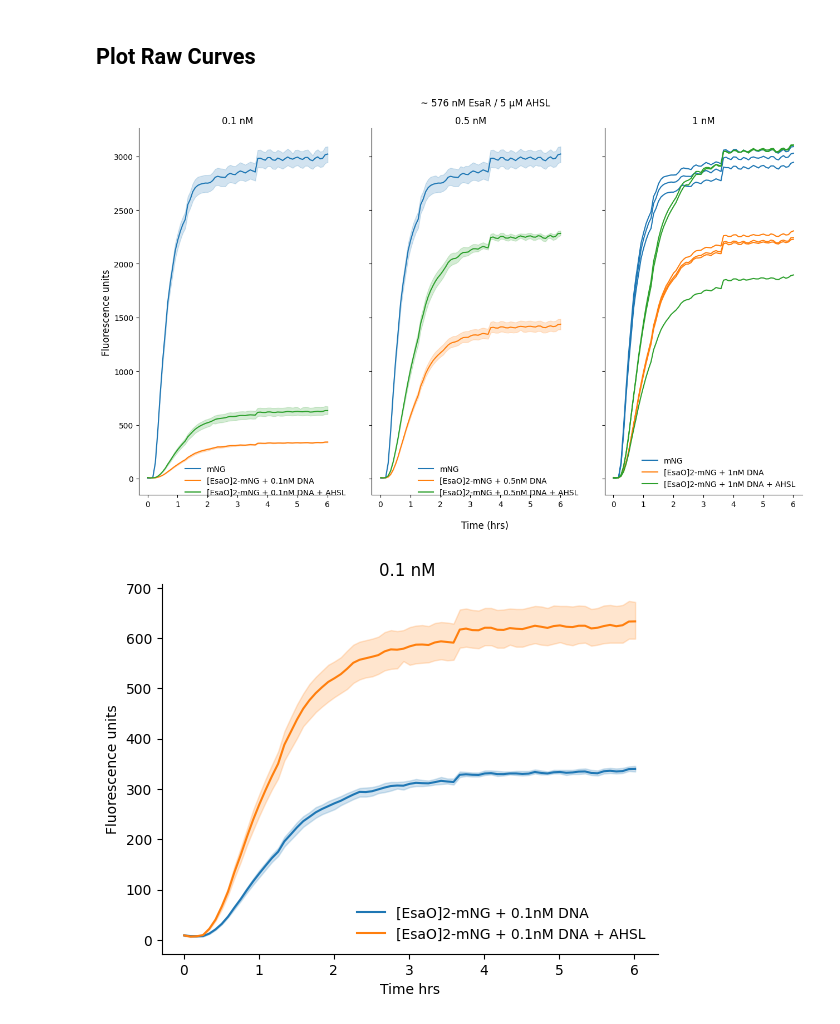
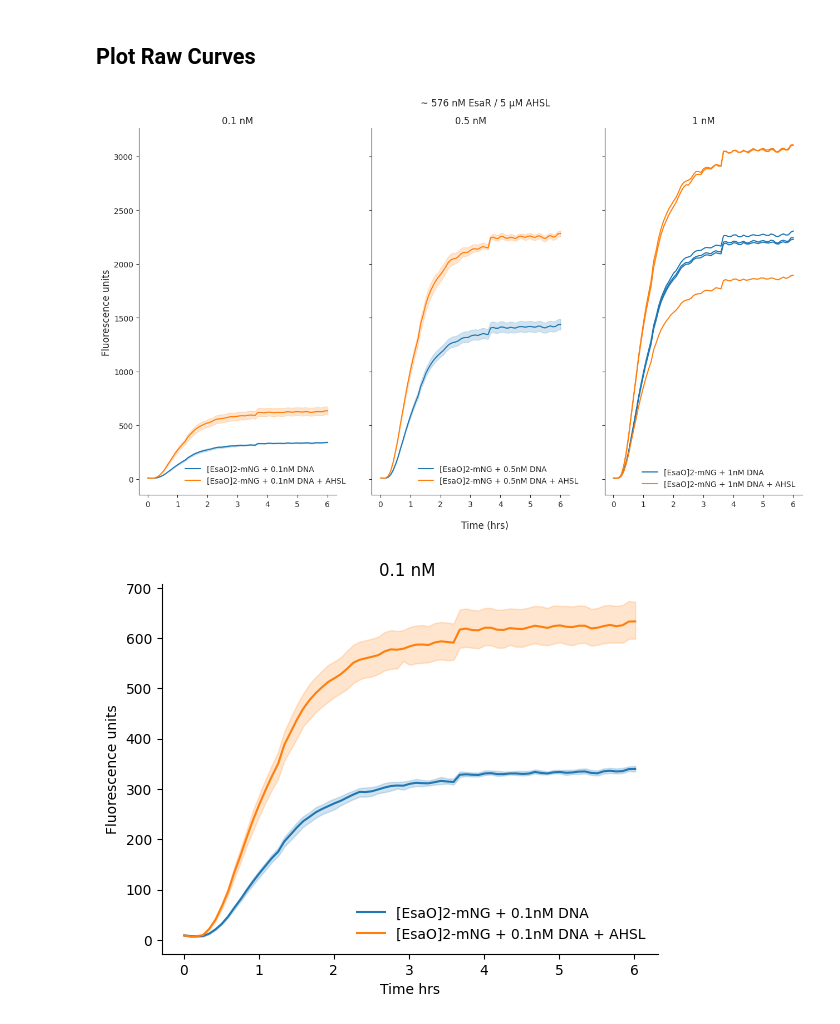
Before and after one commit to nucleus-eng/devstudio-board, a Jupyter notebook: devnotes/devnote-cn-20260924-20261001/experiments/20260926-dna-titration-esar-spent/platereader.ipynb, the cells around one changed output. Cells and saved outputs as stored; diff of their text form; code cells hidden in the pictures.

```diff
--- a/devnotes/devnote-cn-20260924-20261001/experiments/20260926-dna-titration-esar-spent/platereader.ipynb
+++ b/devnotes/devnote-cn-20260924-20261001/experiments/20260926-dna-titration-esar-spent/platereader.ipynb
@@ -135,11 +140,9 @@ data.view().head()
 # %% [markdown]
 ## Plot Raw Curves
 # %%
-#| label: cn-20260926-fig1
-
-data_EsaO2_01 = data.select(name=["[EsaO]2-mNG + 0.1nM DNA", "[EsaO]2-mNG + 0.1nM DNA + AHSL","mNG" ])
-data_EsaO2_05 = data.select(name=["[EsaO]2-mNG + 0.5nM DNA", "[EsaO]2-mNG + 0.5nM DNA + AHSL", "mNG"])
-data_EsaO2_1 = data.select(name=["[EsaO]2-mNG + 1nM DNA", "[EsaO]2-mNG + 1nM DNA + AHSL", "mNG"])
+data_EsaO2_01 = data.select(name=["[EsaO]2-mNG + 0.1nM DNA", "[EsaO]2-mNG + 0.1nM DNA + AHSL"])
+data_EsaO2_05 = data.select(name=["[EsaO]2-mNG + 0.5nM DNA", "[EsaO]2-mNG + 0.5nM DNA + AHSL"])
+data_EsaO2_1 = data.select(name=["[EsaO]2-mNG + 1nM DNA", "[EsaO]2-mNG + 1nM DNA + AHSL"])
 
 df_1 = data_EsaO2_01.data
 df_2 = data_EsaO2_05.data
@@ -147,34 +150,34 @@ df_3 = data_EsaO2_1.data
 
 
 # convert timedelta -> float hours
 for df in (df_1, df_2, df_3):
     df['Time_hrs'] = df['Time'].dt.total_seconds() / 3600
 
 fig, (ax1, ax2, ax3) = plt.subplots(1, 3, figsize=(13,8), sharey=True)
 fig.suptitle('~ 576 nM EsaR / 5 µM AHSL', x=0.55)
 
 sns.lineplot(data=df_1, x='Time_hrs', y='Data', hue='Name', ax=ax1)
 sns.lineplot(data=df_2, x='Time_hrs', y='Data', hue='Name', ax=ax2)
 sns.lineplot(data=df_3, x='Time_hrs', y='Data', hue='Name', ax=ax3, units='Well', estimator=None)
 
 ax1.set(title='0.1 nM', ylabel='', xlabel='')
 ax2.set(title='0.5 nM', ylabel='', xlabel='')
 ax3.set(title='1 nM', ylabel='', xlabel='')
 
 fig.supxlabel('Time (hrs)', x=0.55)
 fig.supylabel('Fluorescence units')
 
 for ax in (ax1, ax2, ax3):
     ax.legend(frameon=False)
 
 ax1.legend(loc='upper center', bbox_to_anchor=(0.64, 0.1), frameon=False)
 ax2.legend(loc='upper center', bbox_to_anchor=(0.64, 0.1), frameon=False)
 
 
 sns.despine(fig)
 fig.tight_layout()
 # %% [output]
-[figure, old version]
+[figure, new version]
 # %%
 sns.lineplot(data=df_1, x='Time_hrs', y='Data', hue='Name')
 
```
Also changed, not shown: parts of 11 cells of this notebook, 9 other files.
